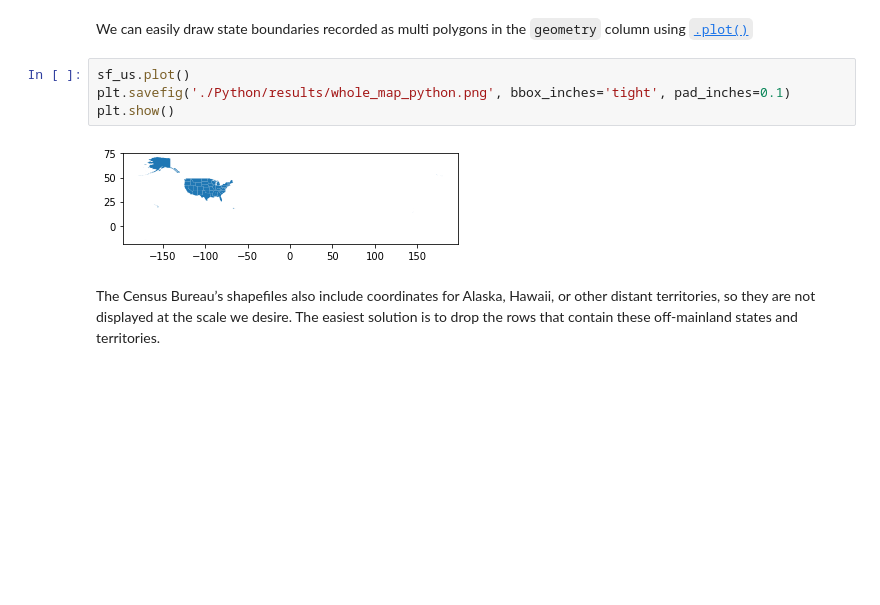
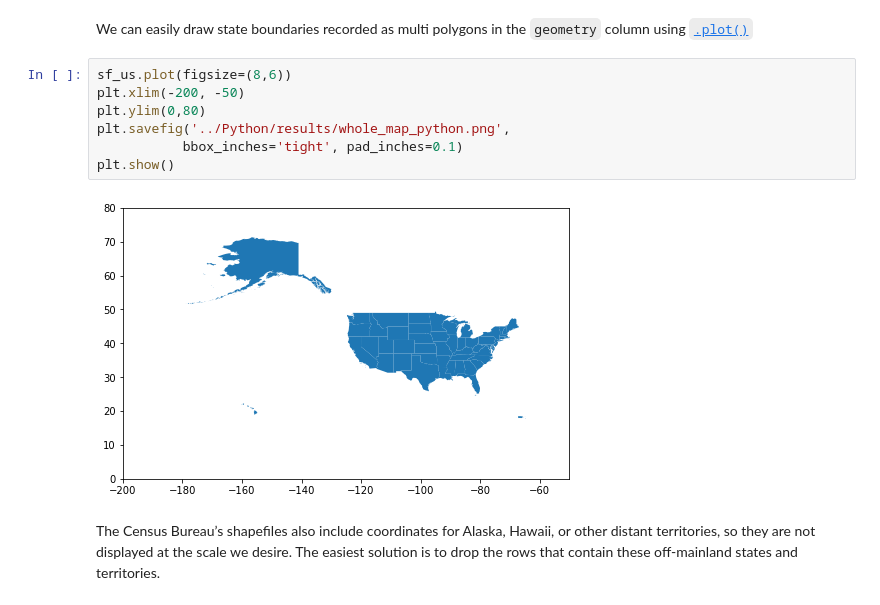
Before and after one commit to mk-repos/Stats506_group4, a Jupyter notebook: Python/python_extend.ipynb, the cells around one changed output. Cells and saved outputs as stored; diff of their text form; blank space fills up the shorter version.

Commit message:
update figures

```diff
--- a/Python/python_extend.ipynb
+++ b/Python/python_extend.ipynb
@@ -53,11 +53,14 @@ sf_us.head()
 # %% [markdown]
 We can easily draw state boundaries recorded as multi polygons in the `geometry` column using [`.plot()`](https://geopandas.org/reference.html#geopandas.GeoDataFrame.plot)
 # %%
-sf_us.plot()
-plt.savefig('./Python/results/whole_map_python.png', bbox_inches='tight', pad_inches=0.1)
+sf_us.plot(figsize=(8,6))
+plt.xlim(-200, -50)
+plt.ylim(0,80)
+plt.savefig('../Python/results/whole_map_python.png',
+           bbox_inches='tight', pad_inches=0.1)
 plt.show()
 # %% [output]
-[figure, old version]
+[figure, new version]
 # %% [markdown]
 The Census Bureau’s shapefiles also include coordinates for Alaska, Hawaii, or other distant territories, so they are not displayed at the scale we desire. The easiest solution is to drop the rows that contain these off-mainland states and territories.
 # %%
```
Also changed, not shown: parts of 13 cells of this notebook, 5 other files.
